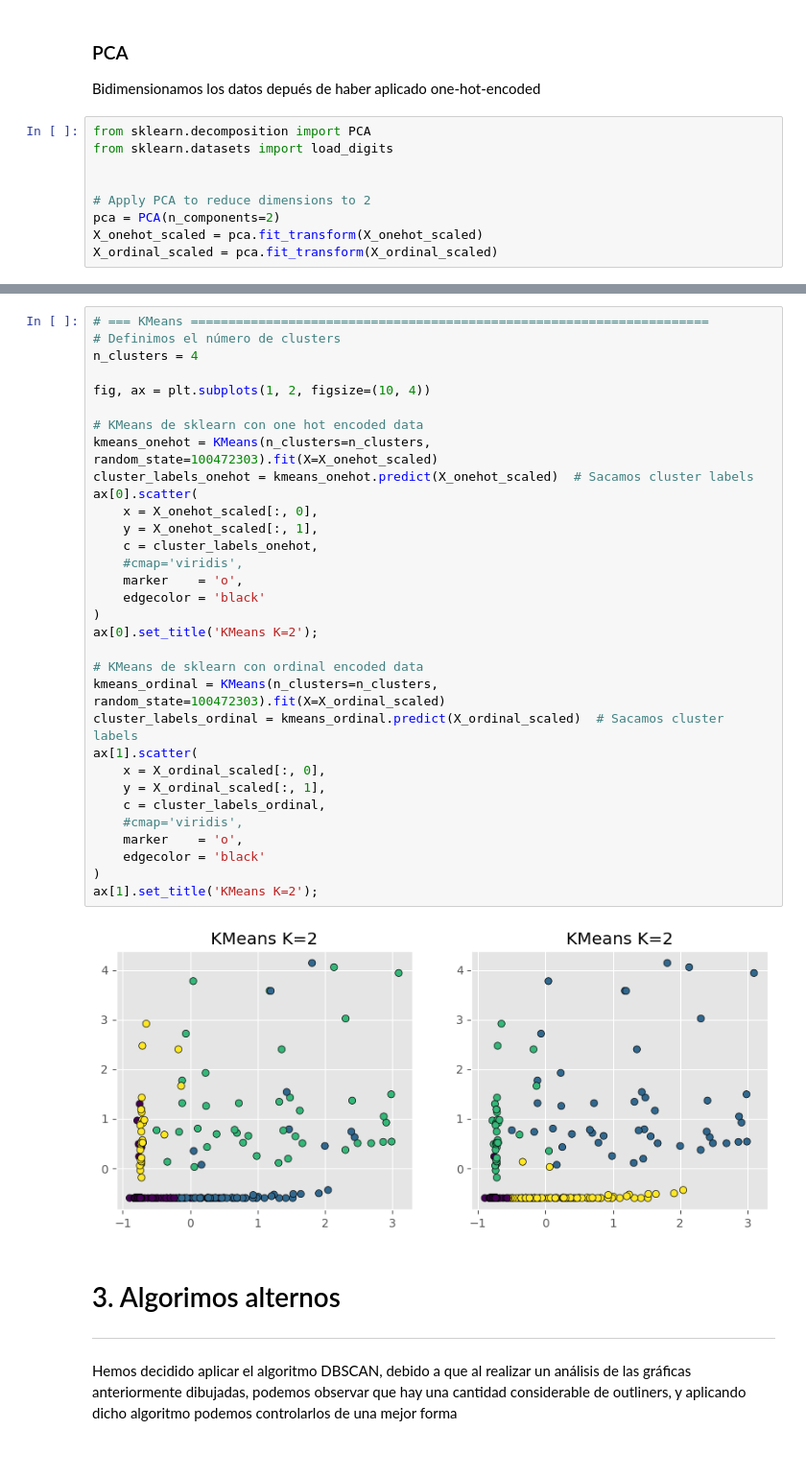
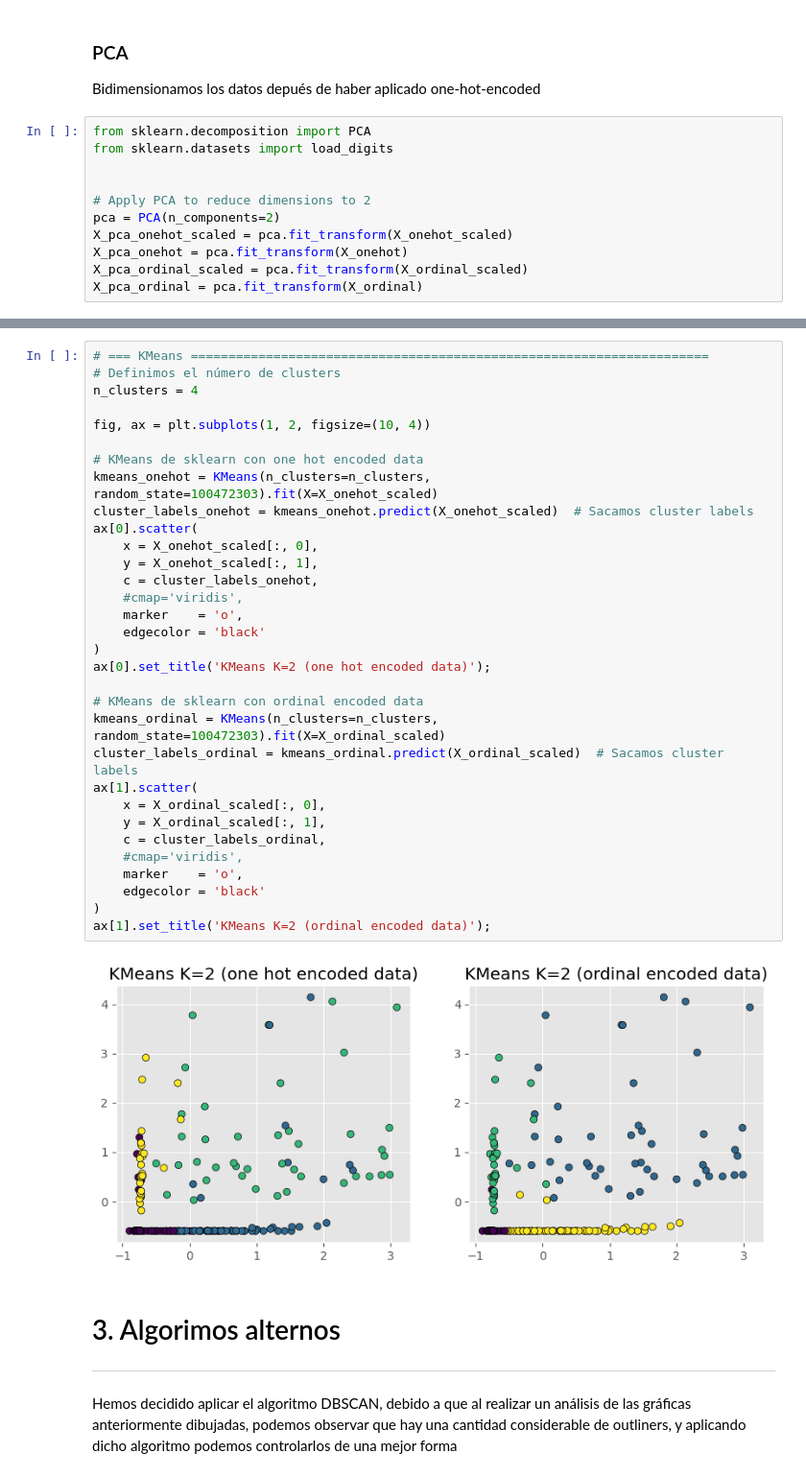
Before and after one commit to V1centeB/Aprendizaje_Automatico-P2-G1, a Jupyter notebook: model.ipynb, the cells around one changed output, grey strips where cells are left out. Shown: that part at 96% size. Cells and saved outputs as stored; diff of their text form.

```diff
--- a/model.ipynb
+++ b/model.ipynb
@@ -281,8 +310,10 @@ from sklearn.datasets import load_digits
 
 # Apply PCA to reduce dimensions to 2
 pca = PCA(n_components=2)
-X_onehot_scaled = pca.fit_transform(X_onehot_scaled)
-X_ordinal_scaled = pca.fit_transform(X_ordinal_scaled)
+X_pca_onehot_scaled = pca.fit_transform(X_onehot_scaled)
+X_pca_onehot = pca.fit_transform(X_onehot)
+X_pca_ordinal_scaled = pca.fit_transform(X_ordinal_scaled)
+X_pca_ordinal = pca.fit_transform(X_ordinal)
 # %%
 # === Representamos data ==========================================================
 # Figura para onehot data
@@ -362,36 +399,36 @@ plt.show()
 # === KMeans =====================================================================
 # Definimos el número de clusters
 n_clusters = 4
 
 fig, ax = plt.subplots(1, 2, figsize=(10, 4))
 
 # KMeans de sklearn con one hot encoded data
 kmeans_onehot = KMeans(n_clusters=n_clusters, random_state=100472303).fit(X=X_onehot_scaled)
 cluster_labels_onehot = kmeans_onehot.predict(X_onehot_scaled)  # Sacamos cluster labels
 ax[0].scatter(
     x = X_onehot_scaled[:, 0],
     y = X_onehot_scaled[:, 1],
     c = cluster_labels_onehot,
     #cmap='viridis',
     marker    = 'o',
     edgecolor = 'black'
 )
-ax[0].set_title('KMeans K=2');
+ax[0].set_title('KMeans K=2 (one hot encoded data)');
 
 # KMeans de sklearn con ordinal encoded data
 kmeans_ordinal = KMeans(n_clusters=n_clusters, random_state=100472303).fit(X=X_ordinal_scaled)
 cluster_labels_ordinal = kmeans_ordinal.predict(X_ordinal_scaled)  # Sacamos cluster labels
 ax[1].scatter(
     x = X_ordinal_scaled[:, 0],
     y = X_ordinal_scaled[:, 1],
     c = cluster_labels_ordinal,
     #cmap='viridis',
     marker    = 'o',
     edgecolor = 'black'
 )
-ax[1].set_title('KMeans K=2');
+ax[1].set_title('KMeans K=2 (ordinal encoded data)');
 # %% [output]
-[figure, old version]
+[figure, new version]
 # %% [markdown]
 # 3. Algorimos alternos
 ---
```
Also changed, not shown: parts of 7 cells of this notebook.
